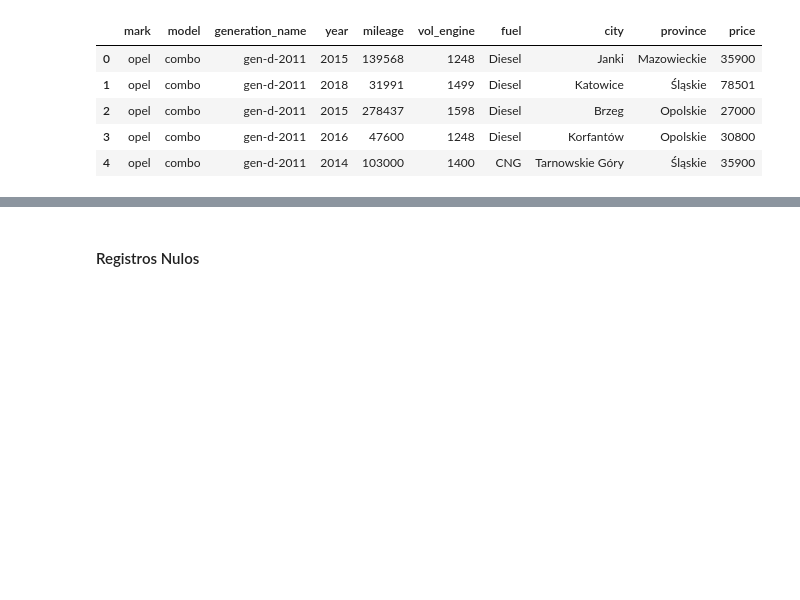
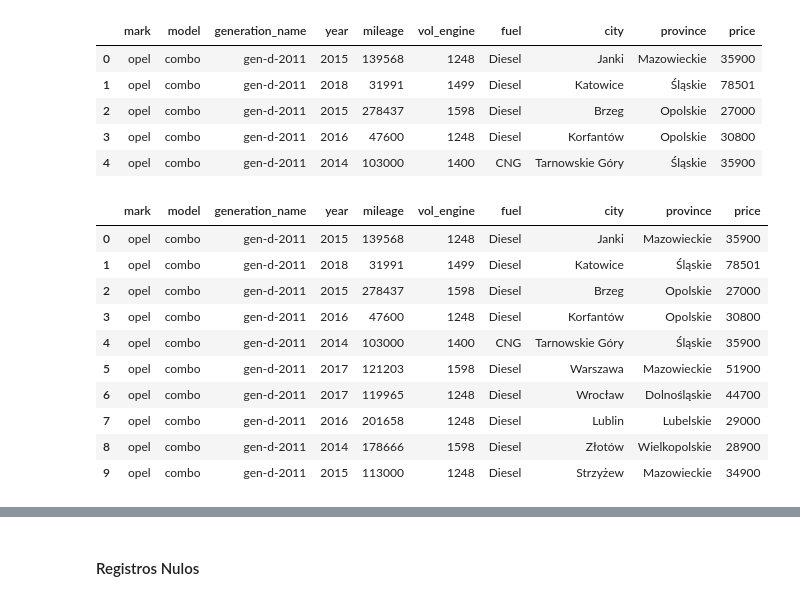
Before and after one commit to carbajaljerson/Pandas, a Jupyter notebook: DataFrameOperations.ipynb, the cells around one changed output, grey strips where cells are left out. Cells and saved outputs as stored; diff of their text form; code cells hidden in the pictures; blank space fills up the shorter version.

```diff
--- a/DataFrameOperations.ipynb
+++ b/DataFrameOperations.ipynb
@@ -9,3 +7,9 @@ df = pd.read_csv('data/CarPricesKaggle.csv',index_col=0)
+# %%
+# Se utiliza la función read_csv de pandas para cargar un archivo CSV en un DataFrame.
+# index_col=0 : Este parámetro indica que la primera columna del archivo CSV se utilizará como índice del DataFrame.
+# sep=',': Este parámetro se utiliza para especificar el separador de campos en el archivo CSV
+
+df = pd.read_csv('data/CarPricesKaggle.csv',sep=',',index_col=0)
 # %% [markdown]
 ## Procesamiento de datos
 # %% [markdown]
@@ -50,6 +54,21 @@ df.head()
 | 2 | opel | combo | gen-d-2011 | 2015 | 278437 | 1598 | Diesel | Brzeg | Opolskie | 27000 |
 | 3 | opel | combo | gen-d-2011 | 2016 | 47600 | 1248 | Diesel | Korfantów | Opolskie | 30800 |
 | 4 | opel | combo | gen-d-2011 | 2014 | 103000 | 1400 | CNG | Tarnowskie Góry | Śląskie | 35900 |
+# %%
+#Muestra de las 10 primeras filas
+df.head(10)
+# %% [output]
+|  | mark | model | generation_name | year | mileage | vol_engine | fuel | city | province | price |
+| 0 | opel | combo | gen-d-2011 | 2015 | 139568 | 1248 | Diesel | Janki | Mazowieckie | 35900 |
+| 1 | opel | combo | gen-d-2011 | 2018 | 31991 | 1499 | Diesel | Katowice | Śląskie | 78501 |
+| 2 | opel | combo | gen-d-2011 | 2015 | 278437 | 1598 | Diesel | Brzeg | Opolskie | 27000 |
+| 3 | opel | combo | gen-d-2011 | 2016 | 47600 | 1248 | Diesel | Korfantów | Opolskie | 30800 |
+| 4 | opel | combo | gen-d-2011 | 2014 | 103000 | 1400 | CNG | Tarnowskie Góry | Śląskie | 35900 |
+| 5 | opel | combo | gen-d-2011 | 2017 | 121203 | 1598 | Diesel | Warszawa | Mazowieckie | 51900 |
+| 6 | opel | combo | gen-d-2011 | 2017 | 119965 | 1248 | Diesel | Wrocław | Dolnośląskie | 44700 |
+| 7 | opel | combo | gen-d-2011 | 2016 | 201658 | 1248 | Diesel | Lublin | Lubelskie | 29000 |
+| 8 | opel | combo | gen-d-2011 | 2014 | 178666 | 1598 | Diesel | Złotów | Wielkopolskie | 28900 |
+| 9 | opel | combo | gen-d-2011 | 2015 | 113000 | 1248 | Diesel | Strzyżew | Mazowieckie | 34900 |
 # %%
 #Muestra de los datos, por defecto se mostrarán las 5 últimas filas
 df.tail()
```
Also changed, not shown: parts of 20 cells of this notebook, 2 other files.
